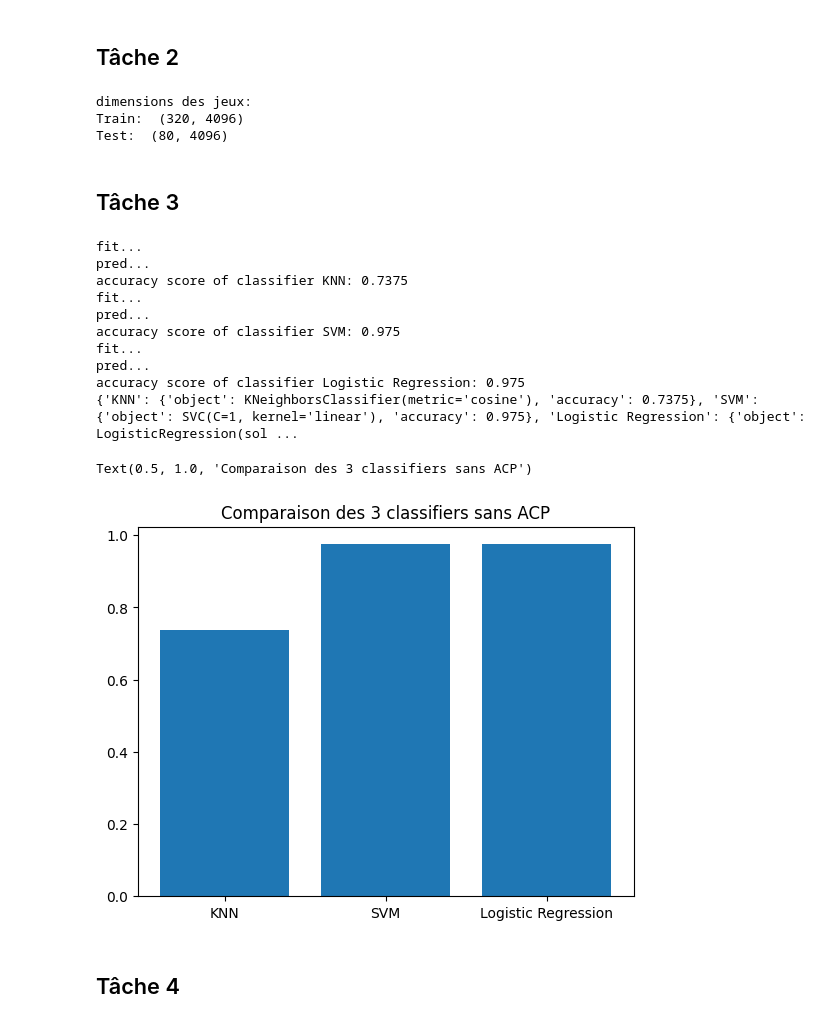
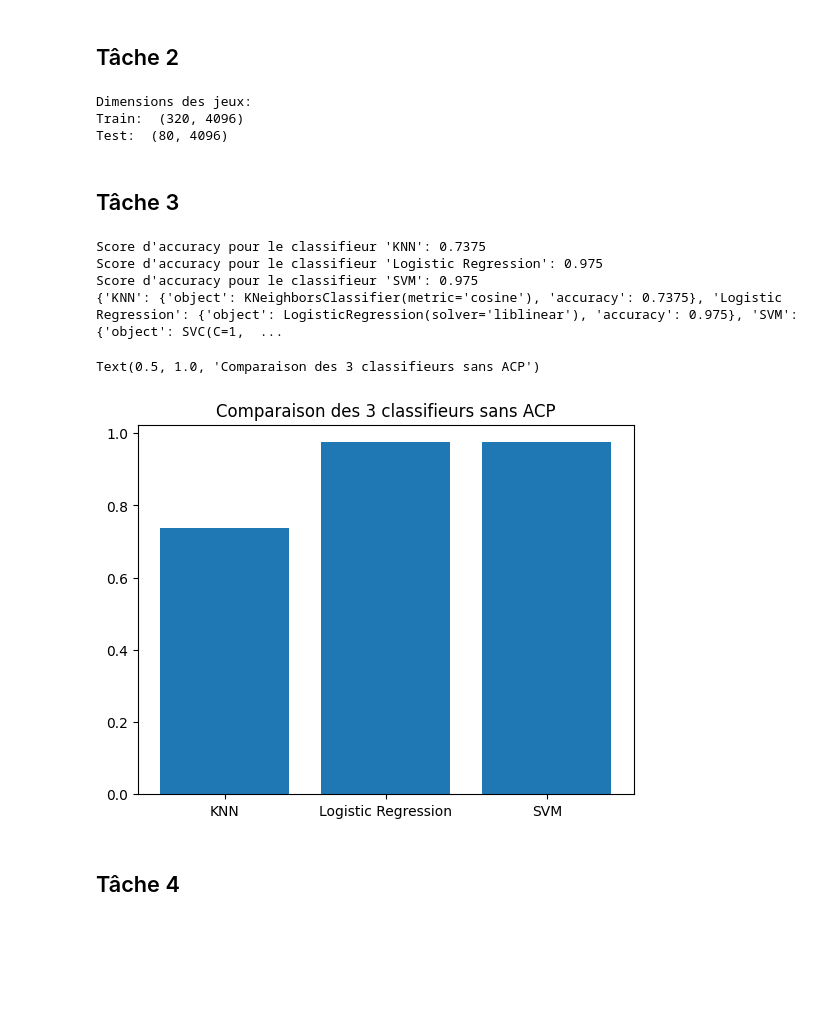
Before and after one commit to Nyaaw/PCDLabs, a Jupyter notebook: Labo4/Labo4-Ripoll-Bloch.ipynb, the cells around one changed output. Saved outputs shown, nothing was run; the diff lists cells and outputs as text; code cells hidden in the pictures; blank space fills up the shorter version.

```diff
--- a/Labo4/Labo4-Ripoll-Bloch.ipynb
+++ b/Labo4/Labo4-Ripoll-Bloch.ipynb
@@ -72,11 +73,11 @@ x_train, x_test, y_train, y_test = train_test_split(
     random_state=42
 )
 
-print("dimensions des jeux:")
+print("Dimensions des jeux:")
 print("Train: ",x_train.shape)
 print("Test: ",x_test.shape)
 # %% [output]
-dimensions des jeux:
+Dimensions des jeux:
 Train:  (320, 4096)
 Test:  (80, 4096)
 # %% [markdown]
@@ -84,43 +85,31 @@ Test:  (80, 4096)
 # %%
 from sklearn.linear_model import LogisticRegression
 from sklearn.svm import SVC
 from sklearn.neighbors import KNeighborsClassifier
 from sklearn.metrics import accuracy_score
 
 classifiers = {
     "KNN": {"object": KNeighborsClassifier(n_neighbors=5, metric='cosine')},
-    'SVM': {"object": SVC(C=1, kernel="linear")},
-    'Logistic Regression': {"object": LogisticRegression(solver='liblinear')}}
+    'Logistic Regression': {"object": LogisticRegression(solver='liblinear')},
+    'SVM': {"object": SVC(C=1, kernel="linear")}}
 
 for name, classifier in classifiers.items():
-    print('fit...')
     classifier["object"].fit(x_train, y_train)
-
-    print('pred...')
     y_pred = classifier["object"].predict(x_test)
-
     acc = accuracy_score(y_test, y_pred)
-
-    print(f"accuracy score of classifier {name}: {acc}")
+    print(f"Score d'accuracy pour le classifieur '{name}': {acc}")
     classifier["accuracy"] = acc
-    acc = 0
 
 print(classifiers)
 plt.bar(classifiers.keys(), [v["accuracy"] for v in classifiers.values()])
-plt.title("Comparaison des 3 classifiers sans ACP")
+plt.title("Comparaison des 3 classifieurs sans ACP")
 # %% [output]
-fit...
-pred...
-accuracy score of classifier KNN: 0.7375
-fit...
-pred...
-accuracy score of classifier SVM: 0.975
-fit...
-pred...
-accuracy score of classifier Logistic Regression: 0.975
-{'KNN': {'object': KNeighborsClassifier(metric='cosine'), 'accuracy': 0.7375}, 'SVM': {'object': SVC(C=1, kernel='linear'), 'accuracy': 0.975}, 'Logistic Regression': {'object': LogisticRegression(sol ...
+Score d'accuracy pour le classifieur 'KNN': 0.7375
+Score d'accuracy pour le classifieur 'Logistic Regression': 0.975
+Score d'accuracy pour le classifieur 'SVM': 0.975
+{'KNN': {'object': KNeighborsClassifier(metric='cosine'), 'accuracy': 0.7375}, 'Logistic Regression': {'object': LogisticRegression(solver='liblinear'), 'accuracy': 0.975}, 'SVM': {'object': SVC(C=1,  ...
-Text(0.5, 1.0, 'Comparaison des 3 classifiers sans ACP')
+Text(0.5, 1.0, 'Comparaison des 3 classifieurs sans ACP')
-[figure, old version]
+[figure, new version]
 # %% [markdown]
 ## Tâche 4
 # %%
```
Also changed, not shown: parts of 10 cells of this notebook, 1 other file.
